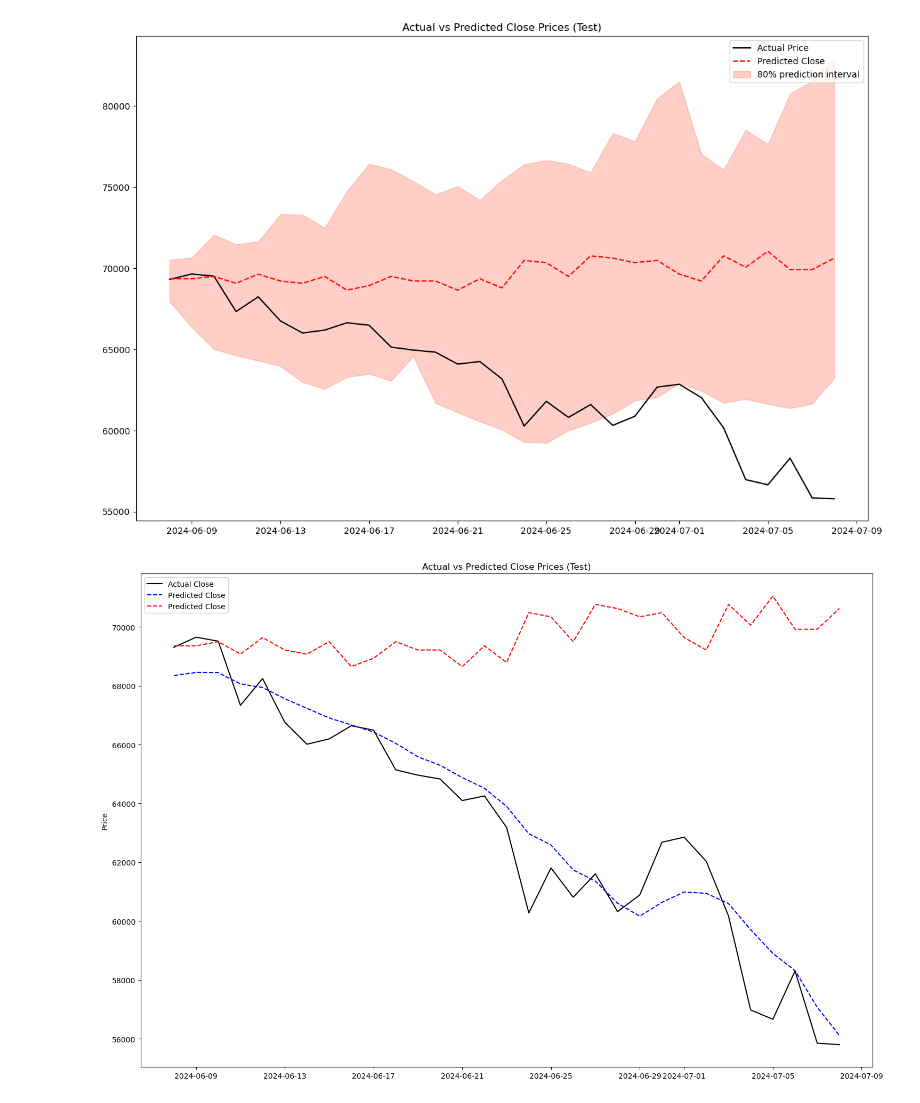
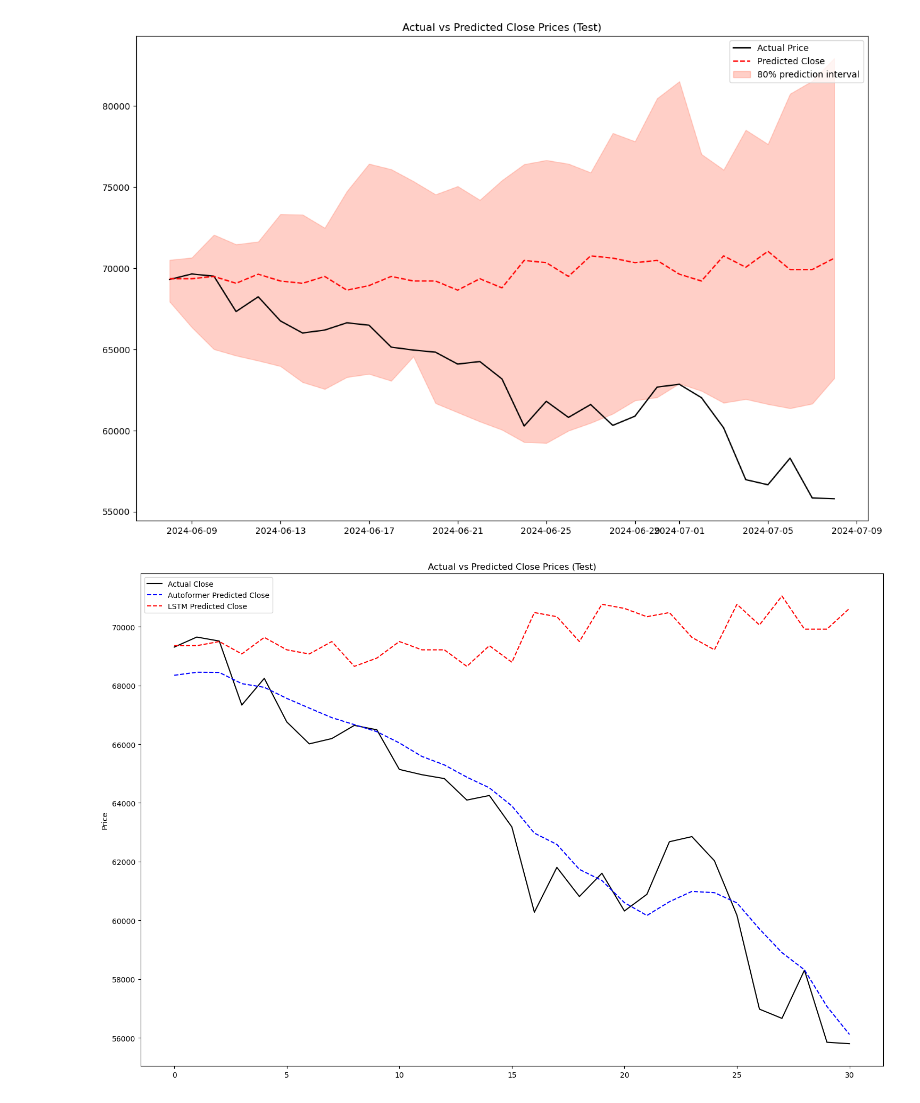
Before and after one commit to Ivo196/Crypto-Price-Forecasting-Using-Autoformer, a Jupyter notebook: Crypto price forecasting using Autoformer.ipynb, the cells around one changed output. Drawn from its saved outputs; the diff is of its cells as text; code cells hidden in the pictures.

```diff
--- a/Crypto price forecasting using Autoformer.ipynb
+++ b/Crypto price forecasting using Autoformer.ipynb
@@ -610,32 +599,34 @@ plt.show()
 # %%
 import matplotlib.pyplot as plt
 
 # Supongamos que ya tienes `data` que incluye los indicadores técnicos y el índice adecuado.
 # `y_test_inversed` y `y_pred_inversed` contienen los valores reales y predichos de los precios de cierre.
 
 # Crear un DataFrame temporal para los datos predichos y reales
 result_df = pd.DataFrame({
     'Actual Close': y_test_inversed,
     'Predicted Close': y_pred_inversed,
     'Date': data.index[-len(y_test_inversed):]
 }).set_index('Date')
+result_df['Days'] = range(len(result_df))
+
 
 # Configurar el tamaño de la figura
 plt.figure(figsize=(15, 10))
 
 # Crear el subplot para precios reales y predichos
 ax1 = plt.subplot(1, 1, 1)  # Para precios reales y predichos
 
 # Gráfico de precios reales y predichos
-ax1.plot(result_df.index, result_df['Actual Close'], label='Actual Close', color='black')
-ax1.plot(result_df.index, result_df['Predicted Close'], label='Predicted Close', color='blue', linestyle='--')
-ax1.plot(test_df.index, median, color="red",label="Predicted Close", linestyle='--')
+ax1.plot(result_df['Days'], result_df['Actual Close'], label='Actual Close', color='black')
+ax1.plot(result_df['Days'], result_df['Predicted Close'], label='Autoformer Predicted Close', color='blue', linestyle='--')
+ax1.plot(result_df['Days'], median, color="red",label="LSTM Predicted Close", linestyle='--')
 ax1.set_title('Actual vs Predicted Close Prices (Test)')
 ax1.set_ylabel('Price')
 ax1.legend()
 
 # Ajustar el layout y mostrar los gráficos
 plt.tight_layout()
 plt.show()
 # %% [output]
-[figure, old version]
+[figure, new version]
```
Also changed, not shown: parts of 1 cell of this notebook, 1 other file.
